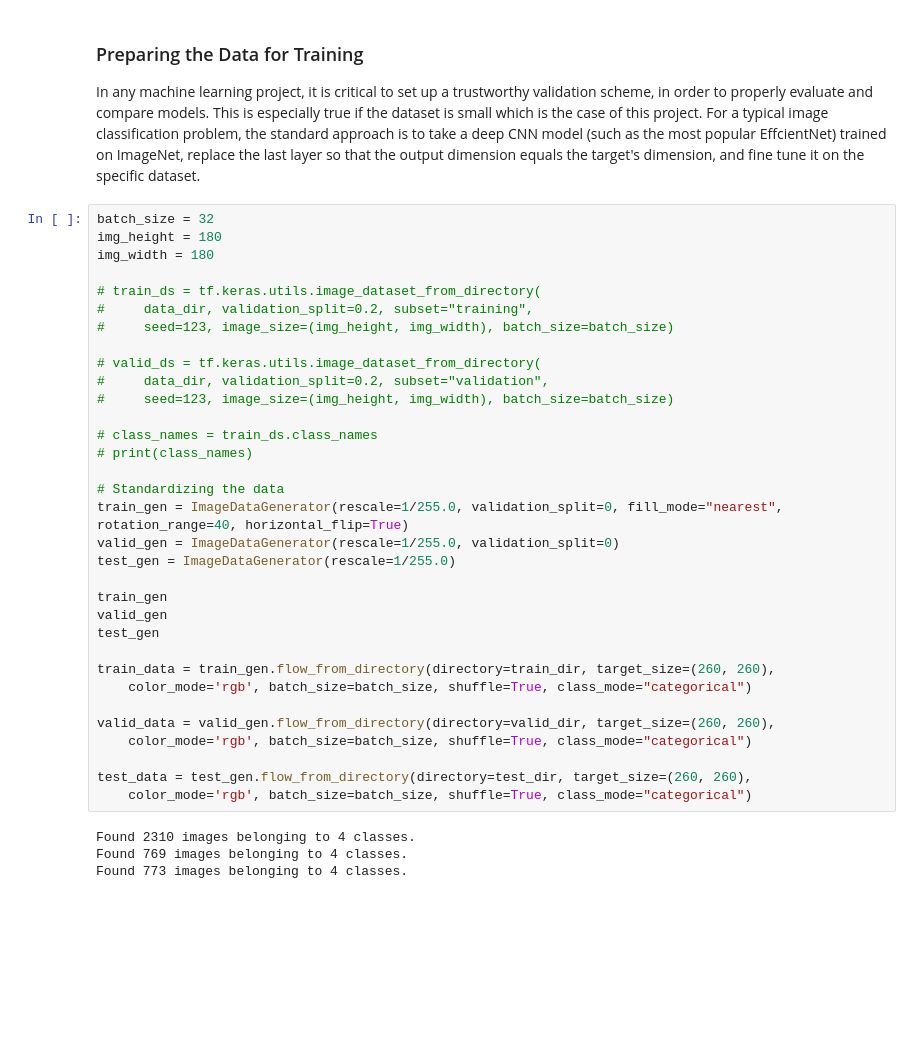
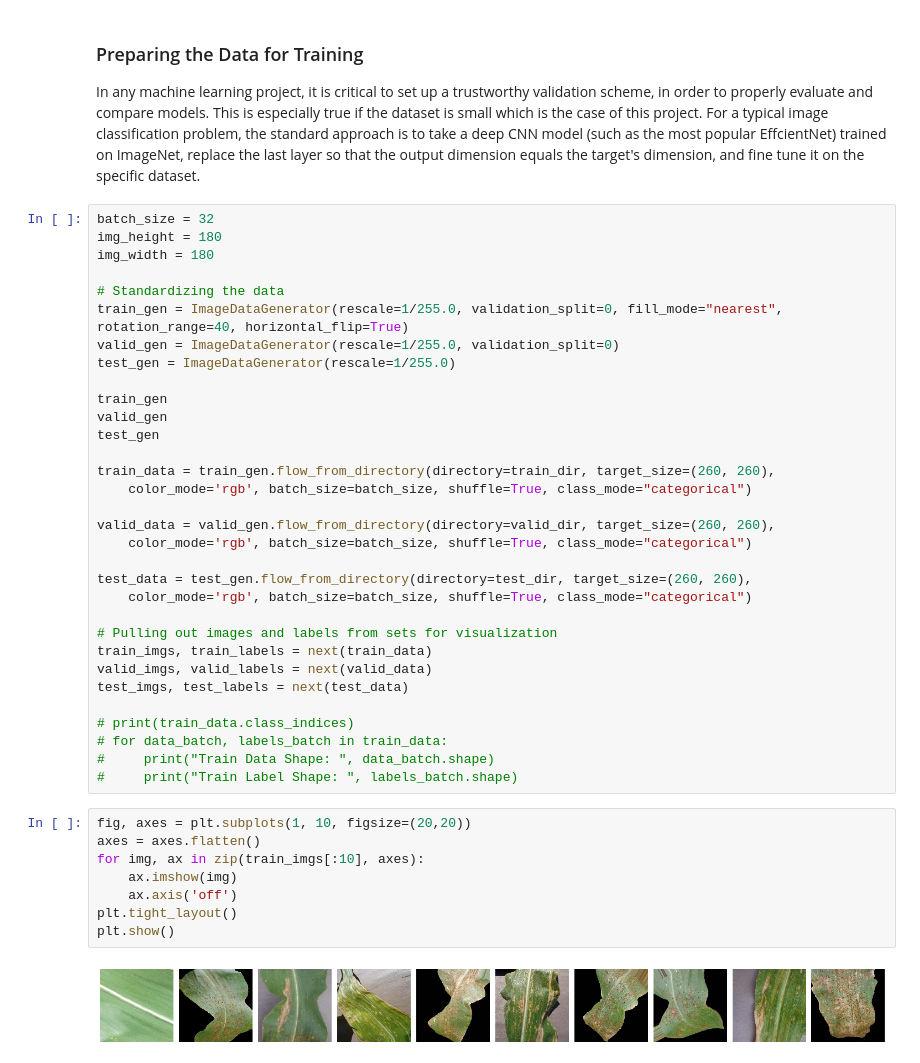
Before and after one commit to roidsaja/corn-classification, a Jupyter notebook: model.ipynb, the cells around one changed output. Cells and saved outputs as stored; diff of their text form; blank space fills up the shorter version.

Commit message:
feat: pulling out images and labels from image sets

```diff
--- a/model.ipynb
+++ b/model.ipynb
@@ -81,17 +77,6 @@ In any machine learning project, it is critical to set up a trustworthy validati
 batch_size = 32
 img_height = 180
 img_width = 180
-
-# train_ds = tf.keras.utils.image_dataset_from_directory(
-#     data_dir, validation_split=0.2, subset="training",
-#     seed=123, image_size=(img_height, img_width), batch_size=batch_size)
-
-# valid_ds = tf.keras.utils.image_dataset_from_directory(
-#     data_dir, validation_split=0.2, subset="validation",
-#     seed=123, image_size=(img_height, img_width), batch_size=batch_size)
-
-# class_names = train_ds.class_names
-# print(class_names)
 
 # Standardizing the data
 train_gen = ImageDataGenerator(rescale=1/255.0, validation_split=0, fill_mode="nearest", rotation_range=40, horizontal_flip=True)
@@ -110,7 +95,23 @@ valid_data = valid_gen.flow_from_directory(directory=valid_dir, target_size=(260
 
 test_data = test_gen.flow_from_directory(directory=test_dir, target_size=(260, 260),
     color_mode='rgb', batch_size=batch_size, shuffle=True, class_mode="categorical")
+
+# Pulling out images and labels from sets for visualization
+train_imgs, train_labels = next(train_data)
+valid_imgs, valid_labels = next(valid_data)
+test_imgs, test_labels = next(test_data)
+
+# print(train_data.class_indices)
+# for data_batch, labels_batch in train_data:
+#     print("Train Data Shape: ", data_batch.shape)
+#     print("Train Label Shape: ", labels_batch.shape)
-# %% [output]
-Found 2310 images belonging to 4 classes.
-Found 769 images belonging to 4 classes.
-Found 773 images belonging to 4 classes.
+# %%
+fig, axes = plt.subplots(1, 10, figsize=(20,20))
+axes = axes.flatten()
+for img, ax in zip(train_imgs[:10], axes):
+    ax.imshow(img)
+    ax.axis('off')
+plt.tight_layout()
+plt.show()
+# %% [output]
+[figure, added]
```
Also changed, not shown: parts of 1 cell of this notebook.
